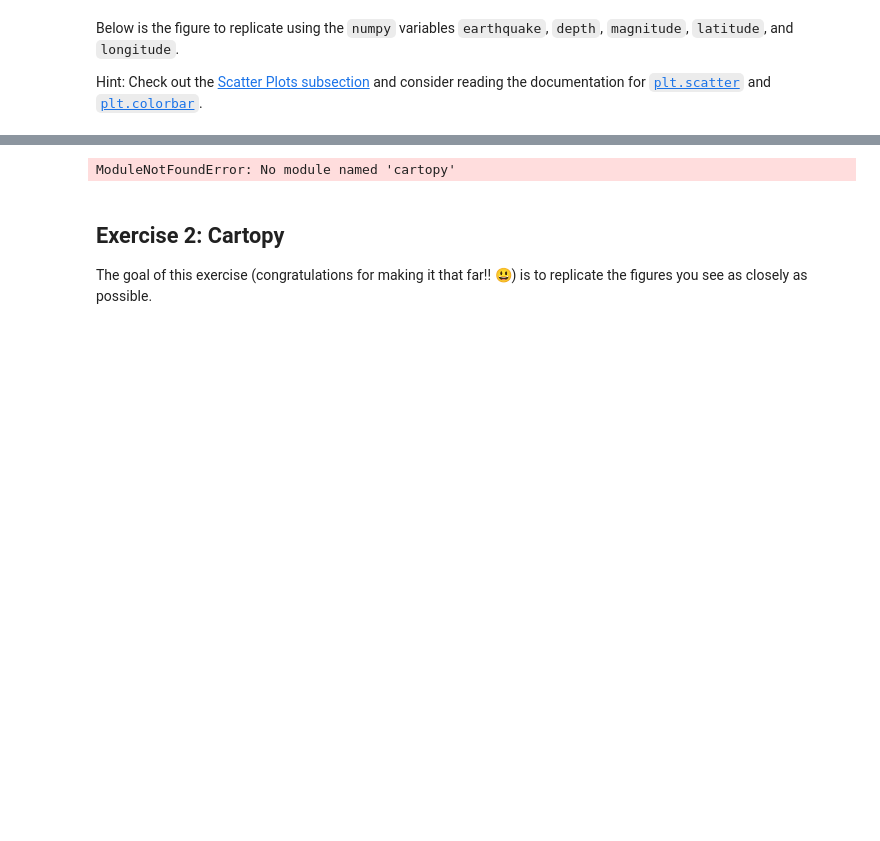
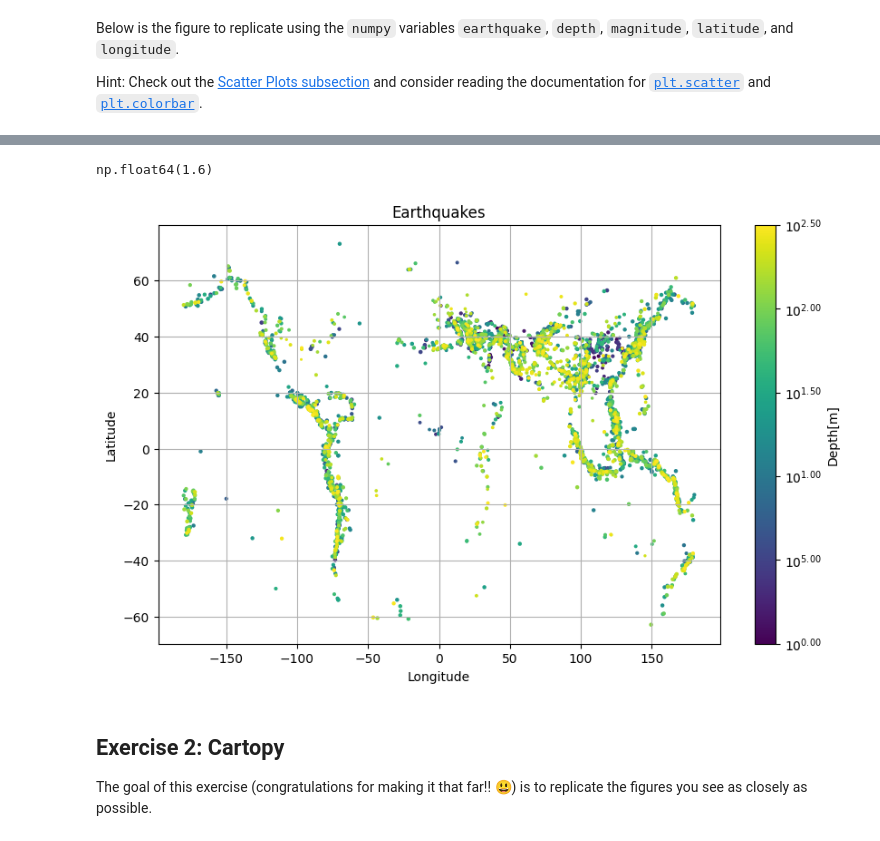
Before and after one commit to saraplattner/2025_Intro_Python, a Jupyter notebook: notebook/W2_S2.ipynb, the cells around one changed output, grey strips where cells are left out. Drawn from its saved outputs; the diff is of its cells as text; code cells hidden in the pictures; blank space fills up the shorter version.

```diff
--- a/notebook/W2_S2.ipynb
+++ b/notebook/W2_S2.ipynb
@@ -148,22 +161,25 @@ def fmt(x, pos):
     a, b = '{:.2e}'.format(x).split('e')
     b = int(b)
     return r'$10^{{{}}}$'.format(a)
+# %%
+np.nanmin(magnitude)
+# %% [output]
+np.float64(1.6)
 # %%
 # Replicate the figure here
-import cartopy.crs as ccrs
-import cartopy.feature as cfeature
-fig,ax3 = plt.subplots(1, 1, figsize=(5,3), subplot_kw={'projection': ccrs.PlateCarree()})
-ctemp=ax3.scatter(longitude,latitude,s=magnitude,c=np.array(depth),marker='o',cmap='viridis',vmin=0,vmax=2.5)
+fig,ax3 = plt.subplots(1, 1, figsize=(10,6))
+ctemp=ax3.scatter(longitude,latitude,s=magnitude/(np.nanmin(magnitude)), c=np.linspace(0,2.5,len(depth)),marker='o',cmap='viridis',vmin=0,vmax=2.5)
+
+                  #c=np.array(depth),marker='o',cmap='viridis',vmin=0,vmax=2.5)
 ax3.set_xlabel('Longitude')
 ax3.set_ylabel('Latitude')
 plt.grid()
 fig.colorbar(ctemp,ax=ax3,label='Depth[m]',format=ticker.FuncFormatter(fmt))
 ax3.set_title('Earthquakes')
-ax3.coastlines()
 
 plt.show()
 # %% [output]
-ModuleNotFoundError: No module named 'cartopy'
+[figure, added]
 # %% [markdown]
 ## Exercise 2: Cartopy
 
```
Also changed, not shown: parts of 10 cells of this notebook.
